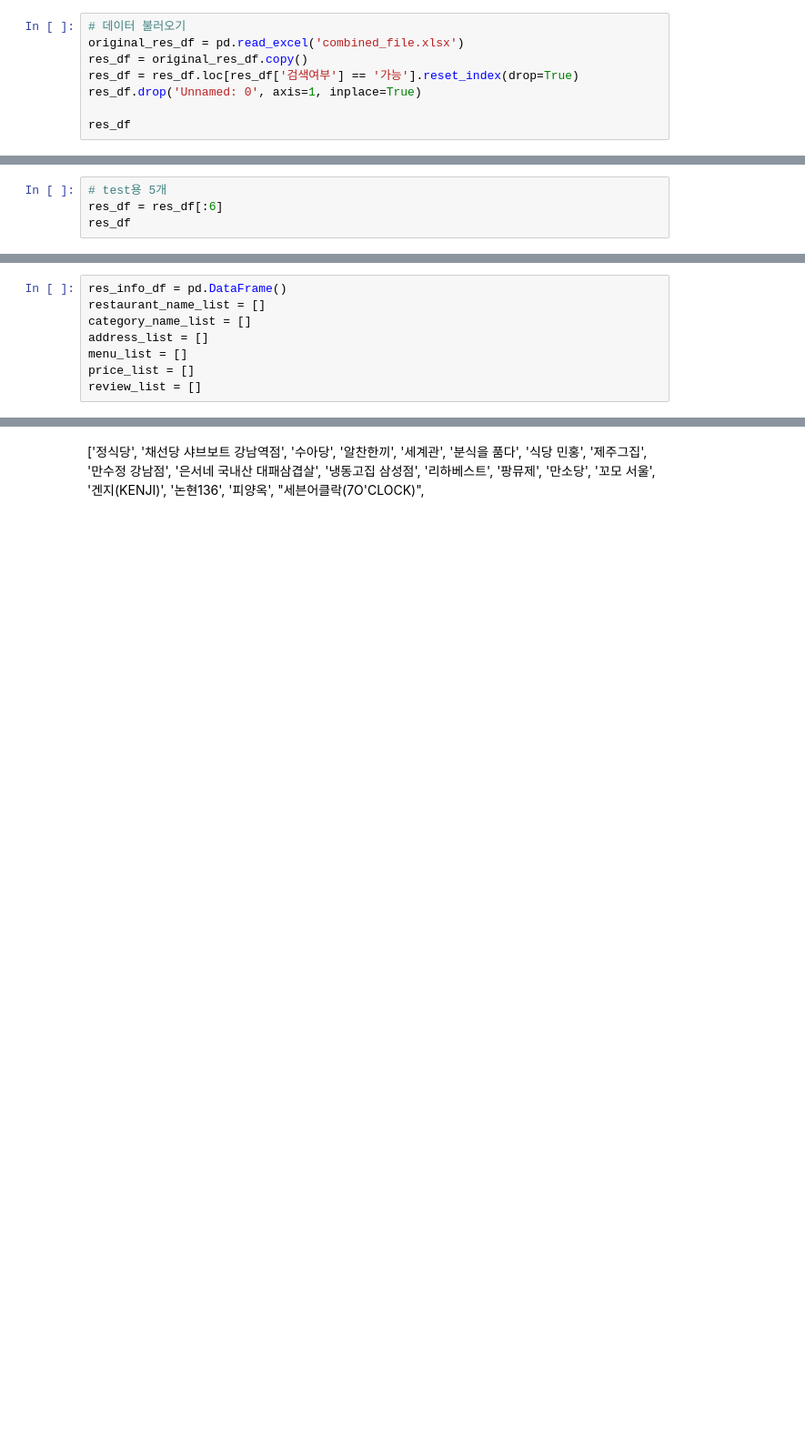
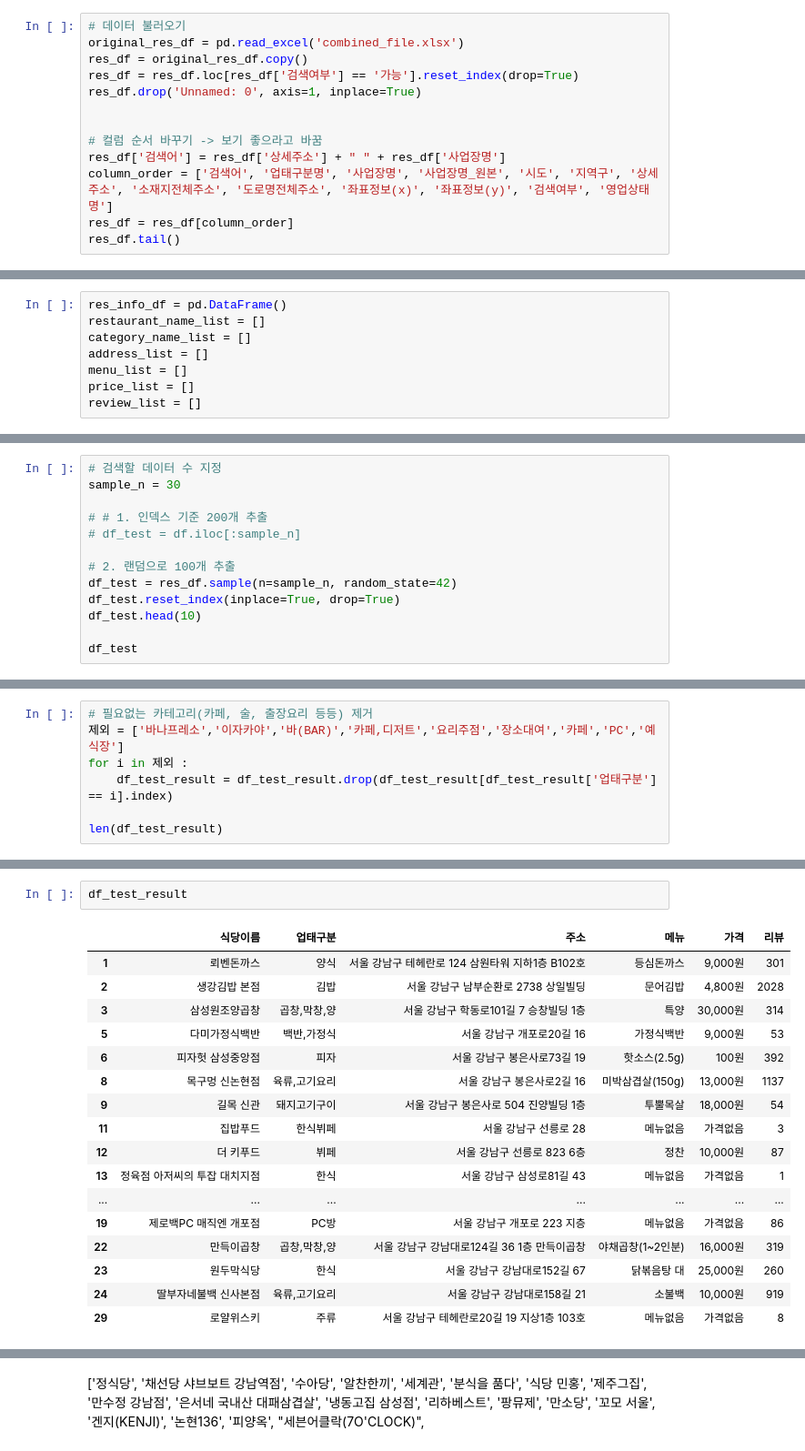
Before and after one commit to Lunch-Lab/data, a Jupyter notebook: naver_매장정보_크롤링(2).ipynb, the cells around one changed output, grey strips where cells are left out. Shown at 91% size. Drawn from its saved outputs; the diff is of its cells as text; blank space fills up the shorter version.

```diff
--- a/naver_매장정보_크롤링(2).ipynb
+++ b/naver_매장정보_크롤링(2).ipynb
@@ -59,5 +59,10 @@ res_df = original_res_df.copy()
 res_df = res_df.loc[res_df['검색여부'] == '가능'].reset_index(drop=True)
 res_df.drop('Unnamed: 0', axis=1, inplace=True)
 
-res_df
+
+# 컬럼 순서 바꾸기 -> 보기 좋으라고 바꿈
+res_df['검색어'] = res_df['상세주소'] + " " + res_df['사업장명']
+column_order = ['검색어', '업태구분명', '사업장명', '사업장명_원본', '시도', '지역구', '상세주소', '소재지전체주소', '도로명전체주소', '좌표정보(x)', '좌표정보(y)', '검색여부', '영업상태명']
+res_df = res_df[column_order]
+res_df.tail()
 # %% [output]
@@ -77,4 +74,0 @@ res_df
-# %%
-# test용 5개
-res_df = res_df[:6]
-res_df
@@ -96,0 +85,13 @@ review_list = []
+# %%
+# 검색할 데이터 수 지정
+sample_n = 30
+
+# # 1. 인덱스 기준 200개 추출
+# df_test = df.iloc[:sample_n]
+
+# 2. 랜덤으로 100개 추출
+df_test = res_df.sample(n=sample_n, random_state=42)
+df_test.reset_index(inplace=True, drop=True)
+df_test.head(10)
+
+df_test
@@ -96,0 +306,7 @@ review_list = []
+# %%
+# 필요없는 카테고리(카페, 술, 출장요리 등등) 제거
+제외 = ['바나프레소','이자카야','바(BAR)','카페,디저트','요리주점','장소대여','카페','PC','예식장']
+for i in 제외 :
+    df_test_result = df_test_result.drop(df_test_result[df_test_result['업태구분'] == i].index)
+
+len(df_test_result)
@@ -96,0 +315,20 @@ review_list = []
+# %%
+df_test_result
+# %% [output]
+|  | 식당이름 | 업태구분 | 주소 | 메뉴 | 가격 | 리뷰 |
+| 1 | 뢰벤돈까스 | 양식 | 서울 강남구 테헤란로 124 삼원타워 지하1층 B102호 | 등심돈까스 | 9,000원 | 301 |
+| 2 | 생강김밥 본점 | 김밥 | 서울 강남구 남부순환로 2738 상일빌딩 | 문어김밥 | 4,800원 | 2028 |
+| 3 | 삼성원조양곱창 | 곱창,막창,양 | 서울 강남구 학동로101길 7 승창빌딩 1층 | 특양 | 30,000원 | 314 |
+| 5 | 다미가정식백반 | 백반,가정식 | 서울 강남구 개포로20길 16 | 가정식백반 | 9,000원 | 53 |
+| 6 | 피자헛 삼성중앙점 | 피자 | 서울 강남구 봉은사로73길 19 | 핫소스(2.5g) | 100원 | 392 |
+| 8 | 목구멍 신논현점 | 육류,고기요리 | 서울 강남구 봉은사로2길 16 | 미박삼겹살(150g) | 13,000원 | 1137 |
+| 9 | 길목 신관 | 돼지고기구이 | 서울 강남구 봉은사로 504 진양빌딩 1층 | 투뿔목살 | 18,000원 | 54 |
+| 11 | 집밥푸드 | 한식뷔페 | 서울 강남구 선릉로 28 | 메뉴없음 | 가격없음 | 3 |
+| 12 | 더 키푸드 | 뷔페 | 서울 강남구 선릉로 823 6층 | 정찬 | 10,000원 | 87 |
+| 13 | 정육점 아저씨의 투잡 대치지점 | 한식 | 서울 강남구 삼성로81길 43 | 메뉴없음 | 가격없음 | 1 |
+| ... | ... | ... | ... | ... | ... | ... |
+| 19 | 제로백PC 매직엔 개포점 | PC방 | 서울 강남구 개포로 223 지층 | 메뉴없음 | 가격없음 | 86 |
+| 22 | 만득이곱창 | 곱창,막창,양 | 서울 강남구 강남대로124길 36 1층 만득이곱창 | 야채곱창(1~2인분) | 16,000원 | 319 |
+| 23 | 원두막식당 | 한식 | 서울 강남구 강남대로152길 67 | 닭볶음탕 대 | 25,000원 | 260 |
+| 24 | 딸부자네불백 신사본점 | 육류,고기요리 | 서울 강남구 강남대로158길 21 | 소불백 | 10,000원 | 919 |
+| 29 | 로얄위스키 | 주류 | 서울 강남구 테헤란로20길 19 지상1층 103호 | 메뉴없음 | 가격없음 | 8 |
```
Also changed, not shown: parts of 11 cells of this notebook.
